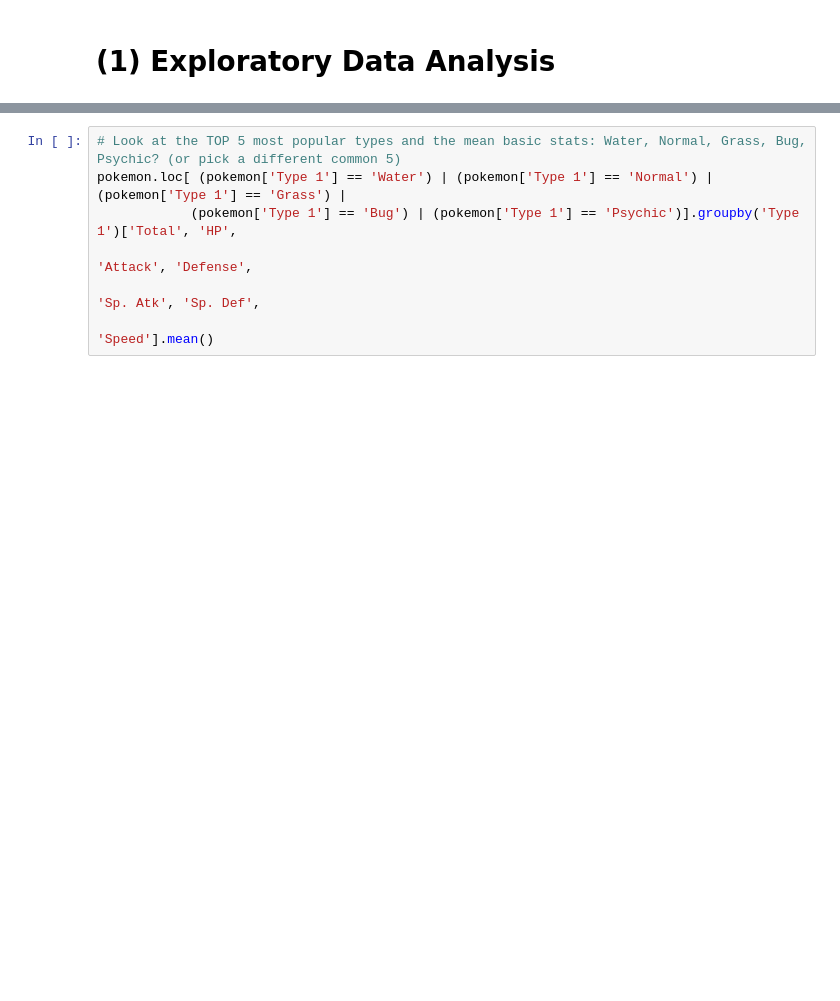
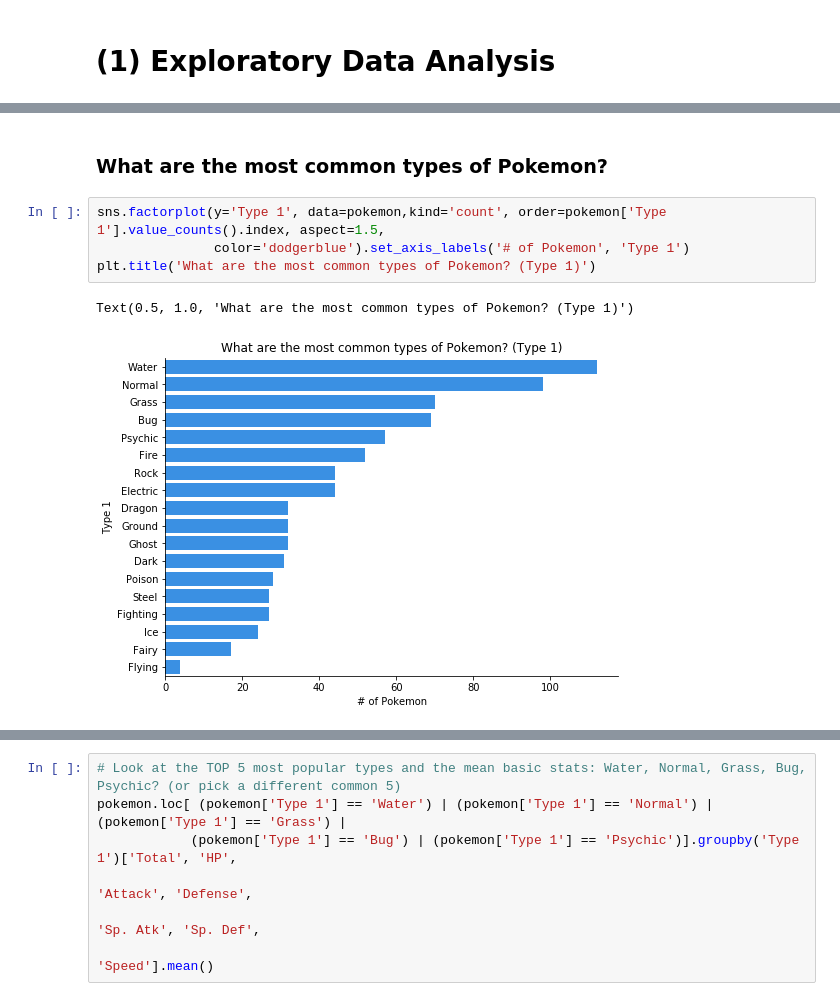
Before and after one commit to tiffypi/subtlepythontraits_stats131, a Jupyter notebook: FinalProject_Pokemon.ipynb, the cells around one changed output, grey strips where cells are left out. Cells and saved outputs as stored; diff of their text form; blank space fills up the shorter version.

```diff
--- a/FinalProject_Pokemon.ipynb
+++ b/FinalProject_Pokemon.ipynb
@@ -94,0 +95,9 @@ Name: Legendary, dtype: int64
+# %% [markdown]
+### What are the most common types of Pokemon?
+# %%
+sns.factorplot(y='Type 1', data=pokemon,kind='count', order=pokemon['Type 1'].value_counts().index, aspect=1.5,
+               color='dodgerblue').set_axis_labels('# of Pokemon', 'Type 1')
+plt.title('What are the most common types of Pokemon? (Type 1)')
+# %% [output]
+Text(0.5, 1.0, 'What are the most common types of Pokemon? (Type 1)')
+[figure, added]
```
Also changed, not shown: parts of 8 cells of this notebook.
